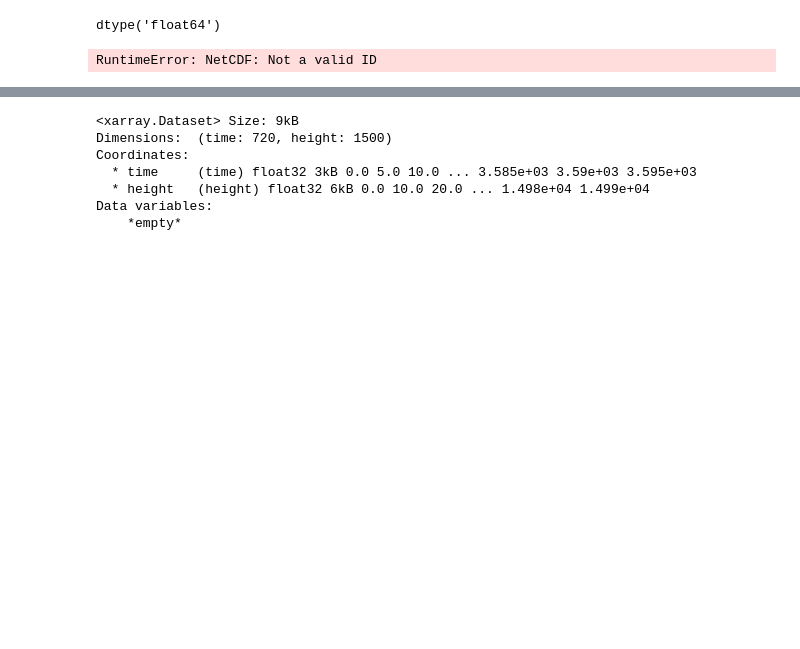
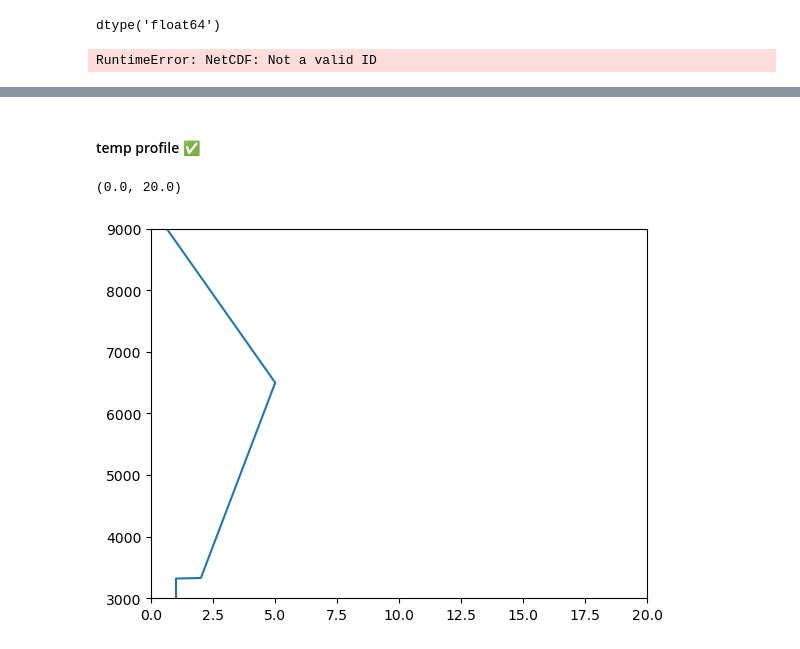
Before and after one commit to ezriri/simple-graupel-model, a Jupyter notebook: model_improvements.ipynb, the cells around one changed output, grey strips where cells are left out. Cells and saved outputs as stored; diff of their text form; code cells hidden in the pictures; blank space fills up the shorter version.

Commit message:
new model with netcdf!
Signed-off-by: ezriri <ezrielizabeth@hotmail.com>

```diff
--- a/model_improvements.ipynb
+++ b/model_improvements.ipynb
@@ -102,4 +106,8 @@ RuntimeError: NetCDF: Not a valid ID
 # %%
 ## try and open netcdf that has been created
 # save_name
+save_loc = "./model_output/" # location to save output files
+save_name = 'test_output'
 ncfile = xr.open_dataset(f"{save_loc}{save_name}.nc", decode_times=False)
+ncfile_envi = xr.open_dataset(f"{save_loc}{save_name}.nc", group="environment", engine="netcdf4",decode_times=False)
+ncfile_ice = xr.open_dataset(f"{save_loc}{save_name}.nc", group="ice_particles", engine="netcdf4",decode_times=False)
@@ -106,10 +157,10 @@ ncfile = xr.open_dataset(f"{save_loc}{save_name}.nc", decode_times=False)
+# %% [markdown]
+#### temp profile ✅
 # %%
-ncfile
+#ncfile_envi['temperature'].plot()
+plt.plot(ncfile_envi['vertical_velocity'].values, ncfile['height'].values)
+plt.ylim(3000,9000)
+plt.xlim(0,20)
 # %% [output]
-<xarray.Dataset> Size: 9kB
-Dimensions:  (time: 720, height: 1500)
-Coordinates:
-  * time     (time) float32 3kB 0.0 5.0 10.0 ... 3.585e+03 3.59e+03 3.595e+03
-  * height   (height) float32 6kB 0.0 10.0 20.0 ... 1.498e+04 1.499e+04
-Data variables:
-    *empty*
+(0.0, 20.0)
+[figure, added]
```
Also changed, not shown: parts of 9 cells of this notebook, 35 other files.
